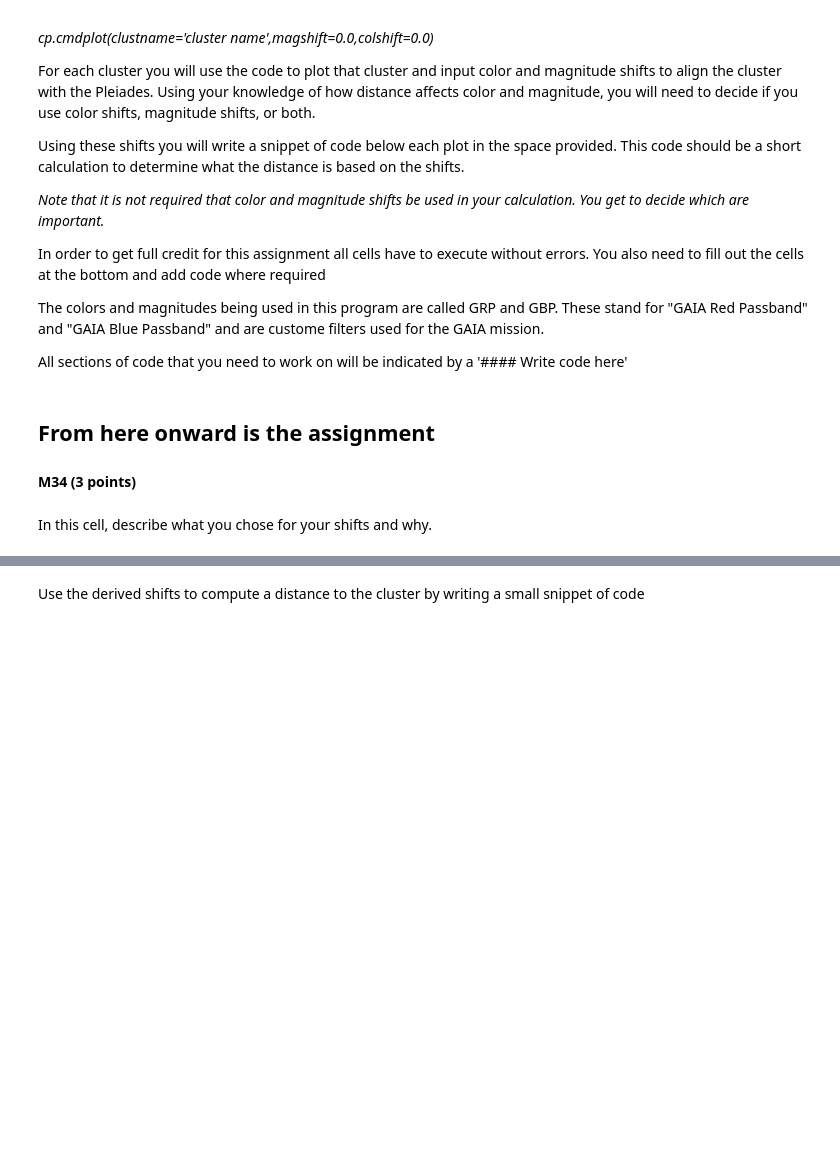
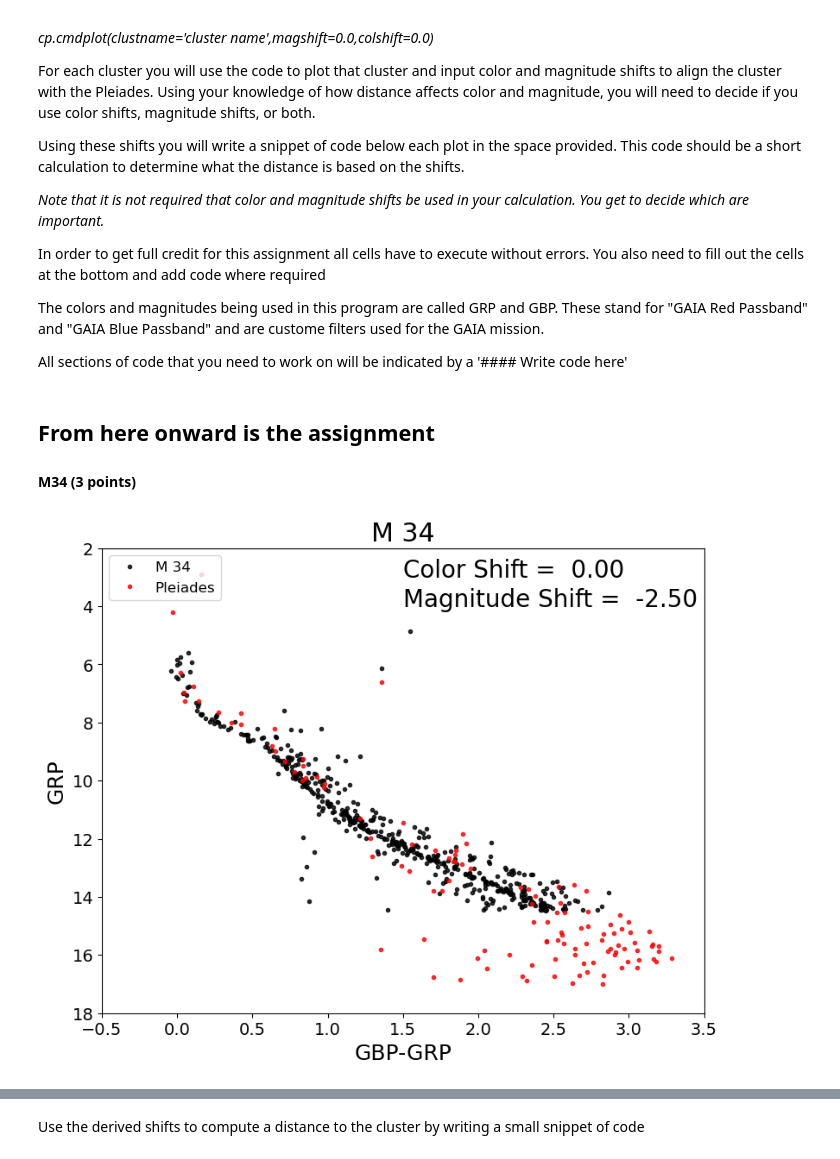
Before and after one commit to OZafuta/CMD_distmod_student, a Jupyter notebook: cluster_plot_student.ipynb, the cells around one changed output, grey strips where cells are left out. Cells and saved outputs as stored; diff of their text form; code cells hidden in the pictures; blank space fills up the shorter version.

Commit message:
Shifted all plots to match

```diff
--- a/cluster_plot_student.ipynb
+++ b/cluster_plot_student.ipynb
@@ -39,6 +39,6 @@ warnings.filterwarnings('ignore')
 
 #### M34 (3 points)
 # %%
-cp.cmdplot(clustname='M 34',magshift=0.0,colshift=0.0)
+cp.cmdplot(clustname='M 34',magshift=-2.5,colshift=0.0)
+# %% [output]
+[figure, added]
-# %% [markdown]
-In this cell, describe what you chose for your shifts and why.
```
Also changed, not shown: parts of 11 cells of this notebook.
